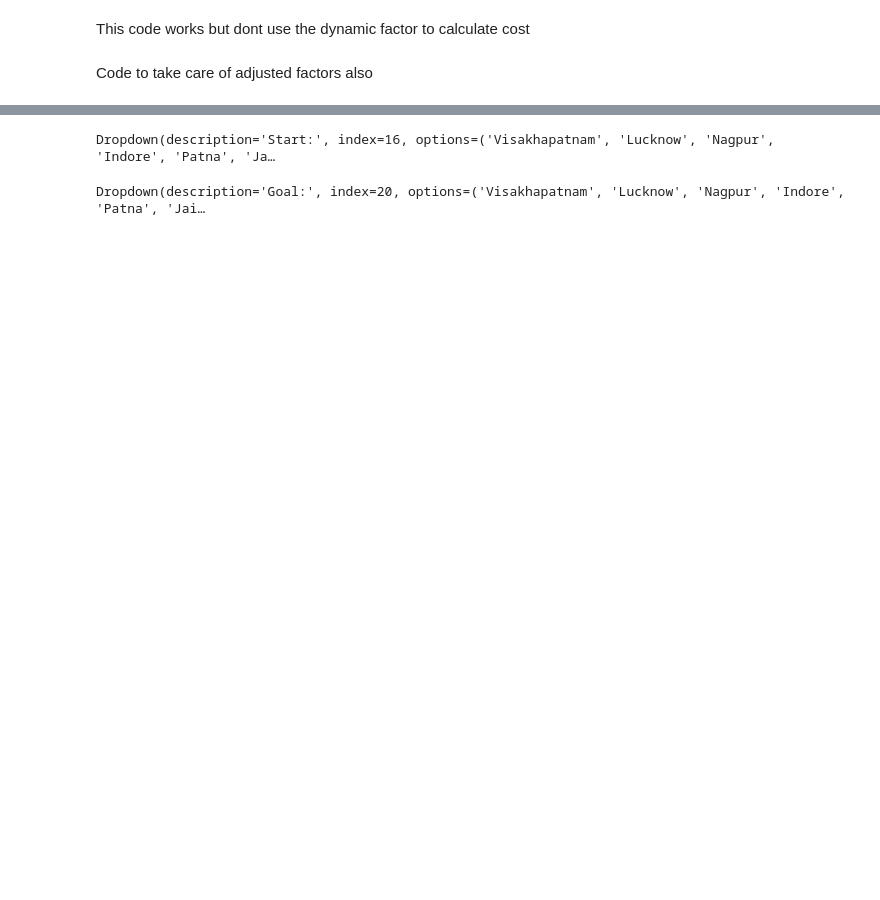
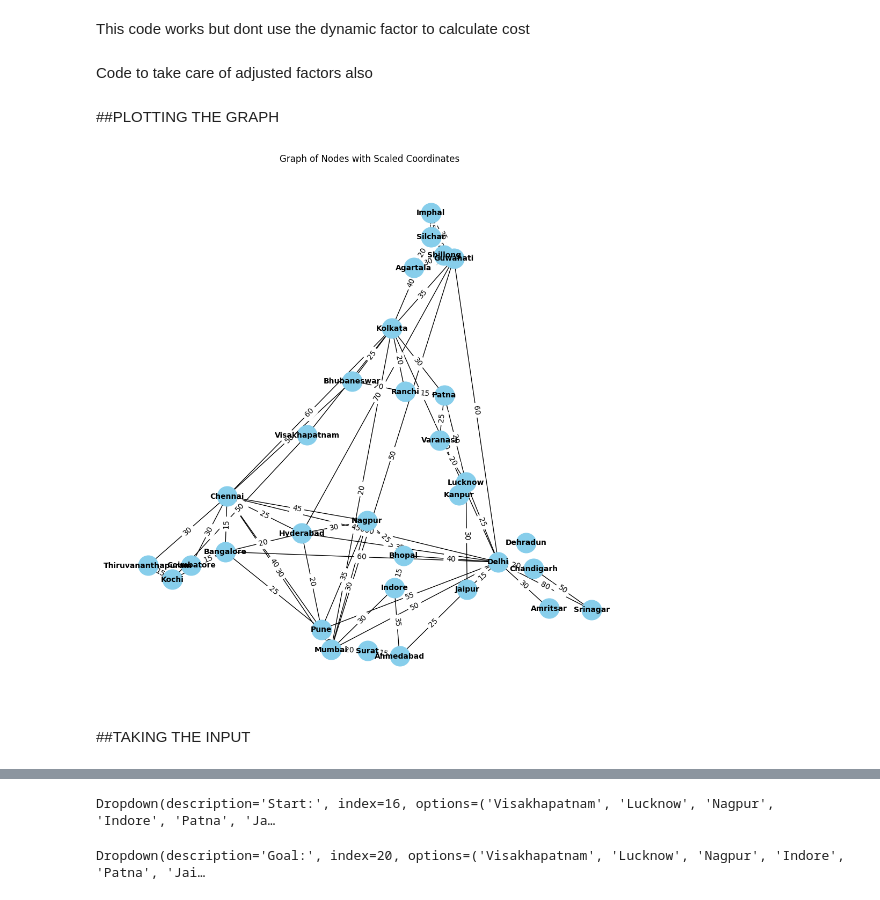
Before and after one commit to Dipan-17/23.SIH-2024, a Jupyter notebook: route_find_algo/astar_algo.ipynb, the cells around one changed output, grey strips where cells are left out. Saved outputs shown, nothing was run; the diff lists cells and outputs as text; code cells hidden in the pictures; blank space fills up the shorter version.

Commit message:
Graph plotted

```diff
--- a/route_find_algo/astar_algo.ipynb
+++ b/route_find_algo/astar_algo.ipynb
@@ -182,3 +182,5 @@ edges = load_edges('edges.csv')
 transfers = load_transfers('transfer.csv')
 # %%
 dynamic_factors = load_dynamic_factors('dynamic_factors.csv')
+# %% [markdown]
+##PLOTTING THE GRAPH
@@ -185,2 +196,53 @@ dynamic_factors = load_dynamic_factors('dynamic_factors.csv')
+# %%
+
+
+# Read the nodes data (replace with your CSV path)
+nodes = pd.read_csv('nodes.csv')
+
+# Normalize latitudes and longitudes to create feasible points for plotting
+# Apply scaling factors to spread the points for better visualization
+
+def scale_coordinates(df, scale_factor=100):
+    # Normalize latitudes and longitudes
+    min_lat, max_lat = df['x'].min(), df['x'].max()
+    min_lon, max_lon = df['y'].min(), df['y'].max()
+
+    df['scaled_x'] = ((df['x'] - min_lat) / (max_lat - min_lat)) * scale_factor
+    df['scaled_y'] = ((df['y'] - min_lon) / (max_lon - min_lon)) * scale_factor
+    return df
+
+# Scale coordinates
+scaled_nodes = scale_coordinates(nodes)
+
+# Save to a new CSV file, retaining the original data and adding scaled coordinates
+scaled_nodes.to_csv('scaled_nodes.csv', index=False)
+
+# Read the edges data (replace with your CSV path)
+edges = pd.read_csv('edges.csv')
+
+# Create a graph using networkx
+G = nx.Graph()
+
+# Add nodes with positions (scaled coordinates)
+for index, row in scaled_nodes.iterrows():
+    G.add_node(row['node_name'], pos=(row['scaled_x'], row['scaled_y']))
+
+# Add edges with time and cost (from the original CSV)
+for index, row in edges.iterrows():
+    G.add_edge(row['from_node'], row['to_node'], weight=row['cost'], time=row['time'])
+
+# Get positions for drawing the graph
+pos = nx.get_node_attributes(G, 'pos')
+
+# Draw the graph
+plt.figure(figsize=(10, 10))
+nx.draw(G, pos, with_labels=True, node_size=700, node_color='skyblue', font_size=10, font_weight='bold')
+nx.draw_networkx_edge_labels(G, pos, edge_labels={(row['from_node'], row['to_node']): row['cost'] for _, row in edges.iterrows()})
+plt.title("Graph of Nodes with Scaled Coordinates")
+plt.show()
+# %% [output]
+[figure, added]
+# %% [markdown]
+##TAKING THE INPUT
 # %%
 %pip install ipywidgets
```
Also changed, not shown: parts of 5 cells of this notebook, 2 other files.
